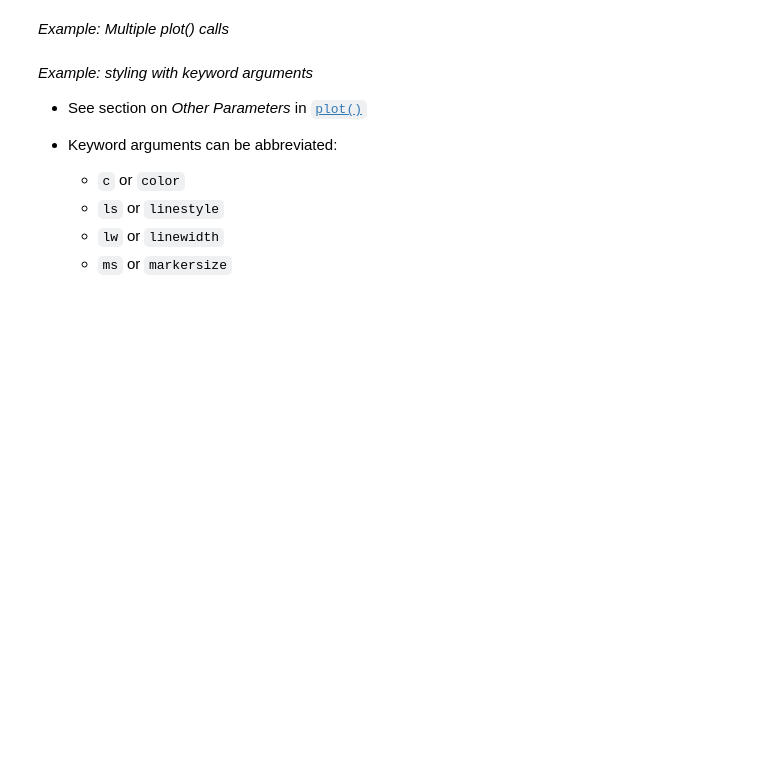
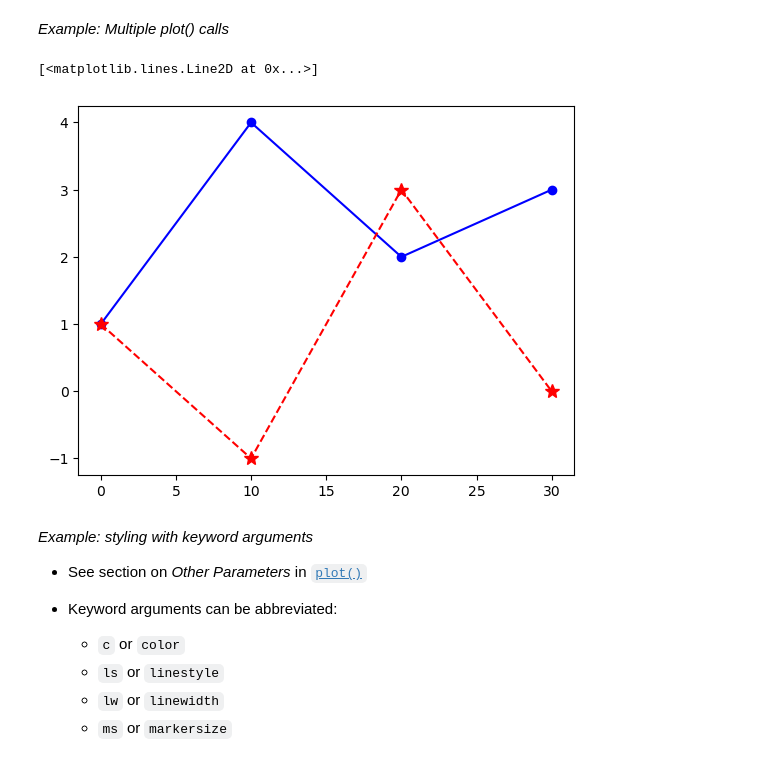
Before and after one commit to MHS17-NHH/FIE463-V26, a Jupyter notebook: lectures/lecture04/lecture04-MHS.ipynb, the cells around one changed output. Cells and saved outputs as stored; diff of their text form; code cells hidden in the pictures; blank space fills up the shorter version.

```diff
--- a/lectures/lecture04/lecture04-MHS.ipynb
+++ b/lectures/lecture04/lecture04-MHS.ipynb
@@ -276,8 +344,20 @@ numbers on the interval [-1, 1]. Use a seed of 456 for this exercise.
 - `d`: (thin) diamond
 # %% [markdown]
 *Example: Multiple lines in single plot()*
+# %%
+yvalues2 = [1, -1, 3, 0]
+
+plt.plot(xvalues, yvalues, 'b-o', xvalues, yvalues2, 'r--*')
 # %% [markdown]
 *Example: Multiple plot() calls*
+# %%
+# Line 1: blue, solid, o-marker
+plt.plot(xvalues, yvalues, color='blue', linestyle='-', marker='o')
+# Line 2: red, dashed, * marker
+plt.plot(xvalues, yvalues2, c='red', ls='--', marker='*', ms=10)
+# %% [output]
+[<matplotlib.lines.Line2D at 0x...>]
+[figure, added]
 # %% [markdown]
 *Example: styling with keyword arguments*
 
```
Also changed, not shown: parts of 19 cells of this notebook.
